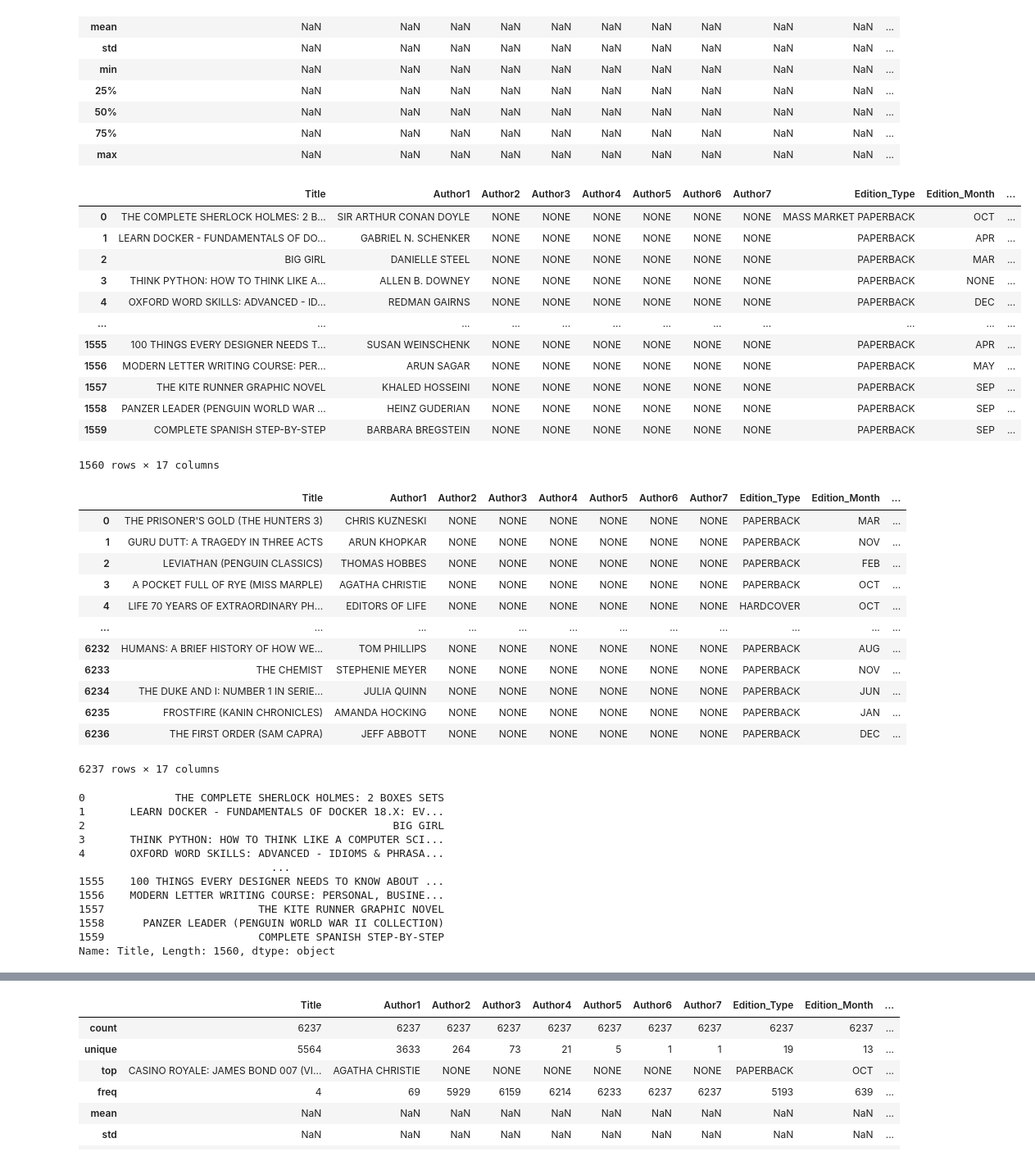
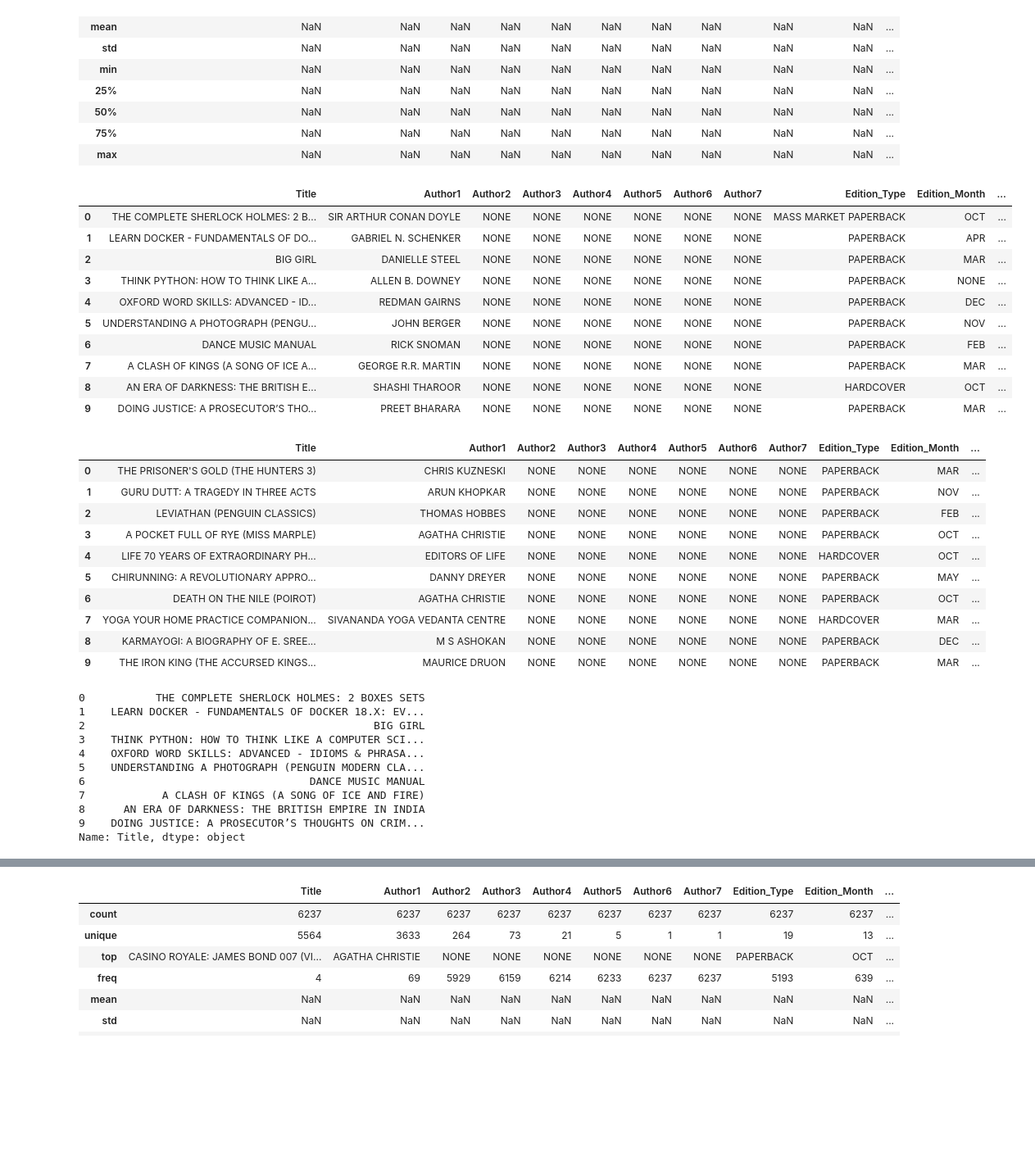
Before and after one commit to su050300/Predict_The_Price_Of_Books, a Jupyter notebook: panda.ipynb, the cells around one changed output, grey strips where cells are left out. Shown: that part at 82% size. Cells and saved outputs as stored; diff of their text form; code cells hidden in the pictures; blank space fills up the shorter version.

```diff
--- a/panda.ipynb
+++ b/panda.ipynb
@@ -902,23 +846,21 @@ db_train.describe(include='all')
 
 from sklearn.preprocessing import LabelEncoder
 # %%
-db_data
+db_data.head(10)
 # %% [output]
 |  | Title | Author1 | Author2 | Author3 | Author4 | Author5 | Author6 | Author7 | Edition_Type | Edition_Month | ... |
 | 0 | THE COMPLETE SHERLOCK HOLMES: 2 B... | SIR ARTHUR CONAN DOYLE | NONE | NONE | NONE | NONE | NONE | NONE | MASS MARKET PAPERBACK | OCT | ... |
 | 1 | LEARN DOCKER - FUNDAMENTALS OF DO... | GABRIEL N. SCHENKER | NONE | NONE | NONE | NONE | NONE | NONE | PAPERBACK | APR | ... |
 | 2 | BIG GIRL | DANIELLE STEEL | NONE | NONE | NONE | NONE | NONE | NONE | PAPERBACK | MAR | ... |
 | 3 | THINK PYTHON: HOW TO THINK LIKE A... | ALLEN B. DOWNEY | NONE | NONE | NONE | NONE | NONE | NONE | PAPERBACK | NONE | ... |
 | 4 | OXFORD WORD SKILLS: ADVANCED - ID... | REDMAN GAIRNS | NONE | NONE | NONE | NONE | NONE | NONE | PAPERBACK | DEC | ... |
-| ... | ... | ... | ... | ... | ... | ... | ... | ... | ... | ... | ... |
-| 1555 | 100 THINGS EVERY DESIGNER NEEDS T... | SUSAN WEINSCHENK | NONE | NONE | NONE | NONE | NONE | NONE | PAPERBACK | APR | ... |
-| 1556 | MODERN LETTER WRITING COURSE: PER... | ARUN SAGAR | NONE | NONE | NONE | NONE | NONE | NONE | PAPERBACK | MAY | ... |
-| 1557 | THE KITE RUNNER GRAPHIC NOVEL | KHALED HOSSEINI | NONE | NONE | NONE | NONE | NONE | NONE | PAPERBACK | SEP | ... |
-| 1558 | PANZER LEADER (PENGUIN WORLD WAR ... | HEINZ GUDERIAN | NONE | NONE | NONE | NONE | NONE | NONE | PAPERBACK | SEP | ... |
-| 1559 | COMPLETE SPANISH STEP-BY-STEP | BARBARA BREGSTEIN | NONE | NONE | NONE | NONE | NONE | NONE | PAPERBACK | SEP | ... |
+| 5 | UNDERSTANDING A PHOTOGRAPH (PENGU... | JOHN BERGER | NONE | NONE | NONE | NONE | NONE | NONE | PAPERBACK | NOV | ... |
+| 6 | DANCE MUSIC MANUAL | RICK SNOMAN | NONE | NONE | NONE | NONE | NONE | NONE | PAPERBACK | FEB | ... |
+| 7 | A CLASH OF KINGS (A SONG OF ICE A... | GEORGE R.R. MARTIN | NONE | NONE | NONE | NONE | NONE | NONE | PAPERBACK | MAR | ... |
+| 8 | AN ERA OF DARKNESS: THE BRITISH E... | SHASHI THAROOR | NONE | NONE | NONE | NONE | NONE | NONE | HARDCOVER | OCT | ... |
+| 9 | DOING JUSTICE: A PROSECUTOR’S THO... | PREET BHARARA | NONE | NONE | NONE | NONE | NONE | NONE | PAPERBACK | MAR | ... |
-1560 rows × 17 columns
 # %%
-db_train
+db_train.head(10)
 # %% [output]
 |  | Title | Author1 | Author2 | Author3 | Author4 | Author5 | Author6 | Author7 | Edition_Type | Edition_Month | ... |
 | 0 | THE PRISONER'S GOLD (THE HUNTERS 3) | CHRIS KUZNESKI | NONE | NONE | NONE | NONE | NONE | NONE | PAPERBACK | MAR | ... |
@@ -926,28 +868,25 @@ db_train
 | 2 | LEVIATHAN (PENGUIN CLASSICS) | THOMAS HOBBES | NONE | NONE | NONE | NONE | NONE | NONE | PAPERBACK | FEB | ... |
 | 3 | A POCKET FULL OF RYE (MISS MARPLE) | AGATHA CHRISTIE | NONE | NONE | NONE | NONE | NONE | NONE | PAPERBACK | OCT | ... |
 | 4 | LIFE 70 YEARS OF EXTRAORDINARY PH... | EDITORS OF LIFE | NONE | NONE | NONE | NONE | NONE | NONE | HARDCOVER | OCT | ... |
-| ... | ... | ... | ... | ... | ... | ... | ... | ... | ... | ... | ... |
-| 6232 | HUMANS: A BRIEF HISTORY OF HOW WE... | TOM PHILLIPS | NONE | NONE | NONE | NONE | NONE | NONE | PAPERBACK | AUG | ... |
-| 6233 | THE CHEMIST | STEPHENIE MEYER | NONE | NONE | NONE | NONE | NONE | NONE | PAPERBACK | NOV | ... |
-| 6234 | THE DUKE AND I: NUMBER 1 IN SERIE... | JULIA QUINN | NONE | NONE | NONE | NONE | NONE | NONE | PAPERBACK | JUN | ... |
-| 6235 | FROSTFIRE (KANIN CHRONICLES) | AMANDA HOCKING | NONE | NONE | NONE | NONE | NONE | NONE | PAPERBACK | JAN | ... |
-| 6236 | THE FIRST ORDER (SAM CAPRA) | JEFF ABBOTT | NONE | NONE | NONE | NONE | NONE | NONE | PAPERBACK | DEC | ... |
+| 5 | CHIRUNNING: A REVOLUTIONARY APPRO... | DANNY DREYER | NONE | NONE | NONE | NONE | NONE | NONE | PAPERBACK | MAY | ... |
+| 6 | DEATH ON THE NILE (POIROT) | AGATHA CHRISTIE | NONE | NONE | NONE | NONE | NONE | NONE | PAPERBACK | OCT | ... |
+| 7 | YOGA YOUR HOME PRACTICE COMPANION... | SIVANANDA YOGA VEDANTA CENTRE | NONE | NONE | NONE | NONE | NONE | NONE | HARDCOVER | MAR | ... |
+| 8 | KARMAYOGI: A BIOGRAPHY OF E. SREE... | M S ASHOKAN | NONE | NONE | NONE | NONE | NONE | NONE | PAPERBACK | DEC | ... |
+| 9 | THE IRON KING (THE ACCURSED KINGS... | MAURICE DRUON | NONE | NONE | NONE | NONE | NONE | NONE | PAPERBACK | MAR | ... |
-6237 rows × 17 columns
 # %%
-db_data.Title
+db_data.Title.head(10)
 # %% [output]
-0              THE COMPLETE SHERLOCK HOLMES: 2 BOXES SETS
-1       LEARN DOCKER - FUNDAMENTALS OF DOCKER 18.X: EV...
-2                                                BIG GIRL
-3       THINK PYTHON: HOW TO THINK LIKE A COMPUTER SCI...
-4       OXFORD WORD SKILLS: ADVANCED - IDIOMS & PHRASA...
-                              ...
-1555    100 THINGS EVERY DESIGNER NEEDS TO KNOW ABOUT ...
-1556    MODERN LETTER WRITING COURSE: PERSONAL, BUSINE...
-1557                        THE KITE RUNNER GRAPHIC NOVEL
-1558      PANZER LEADER (PENGUIN WORLD WAR II COLLECTION)
-1559                        COMPLETE SPANISH STEP-BY-STEP
-Name: Title, Length: 1560, dtype: object
+0           THE COMPLETE SHERLOCK HOLMES: 2 BOXES SETS
+1    LEARN DOCKER - FUNDAMENTALS OF DOCKER 18.X: EV...
+2                                             BIG GIRL
+3    THINK PYTHON: HOW TO THINK LIKE A COMPUTER SCI...
+4    OXFORD WORD SKILLS: ADVANCED - IDIOMS & PHRASA...
+5    UNDERSTANDING A PHOTOGRAPH (PENGUIN MODERN CLA...
+6                                   DANCE MUSIC MANUAL
+7            A CLASH OF KINGS (A SONG OF ICE AND FIRE)
+8      AN ERA OF DARKNESS: THE BRITISH EMPIRE IN INDIA
+9    DOING JUSTICE: A PROSECUTOR’S THOUGHTS ON CRIM...
+Name: Title, dtype: object
 # %%
 titles=LabelEncoder()
 mapping = db_data.Title.value_counts().to_dict()
```
Also changed, not shown: parts of 24 cells of this notebook.
